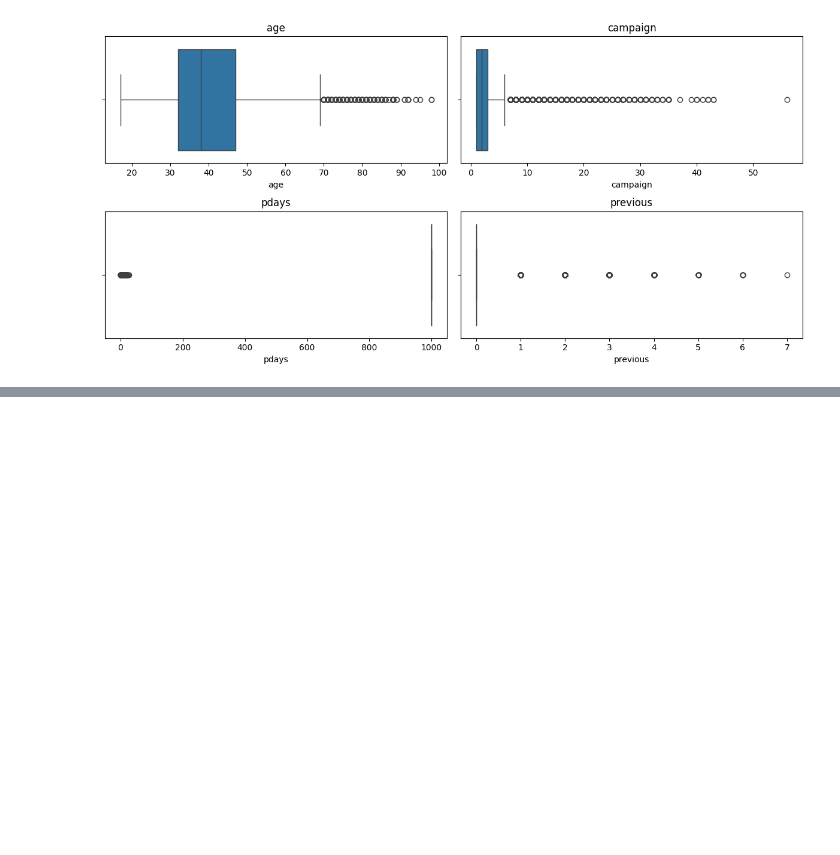
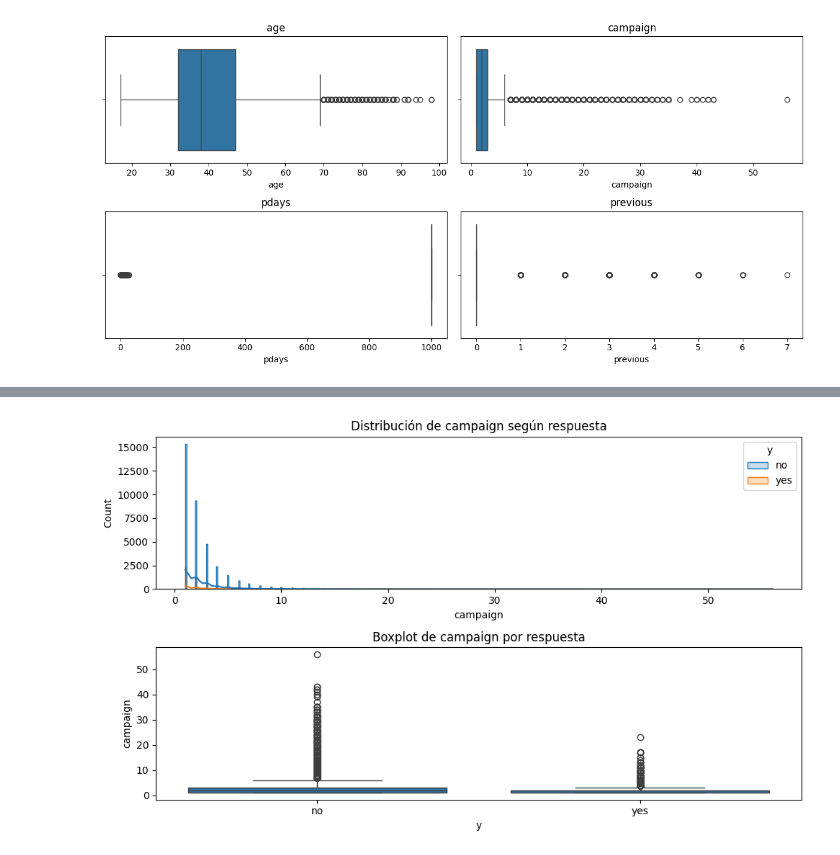
Before and after one commit to 4GeeksAcademy/Jese-David-Proyecto-Regresion-Logistica, a Jupyter notebook: src/explore.ipynb, the cells around one changed output, grey strips where cells are left out. Cells and saved outputs as stored; diff of their text form; code cells hidden in the pictures; blank space fills up the shorter version.

```diff
--- a/src/explore.ipynb
+++ b/src/explore.ipynb
@@ -227,0 +294,15 @@ plt.show()
+# %%
+fig, axis = plt.subplots(2, 1, figsize=(10, 6))
+
+# Histograma con KDE separado por yes/no
+sns.histplot(data=df, x="campaign", hue="y", kde=True, element="step", ax=axis[0])
+axis[0].set_title("Distribución de campaign según respuesta")
+
+# Boxplot
+sns.boxplot(data=df, x="y", y="campaign", ax=axis[1])
+axis[1].set_title("Boxplot de campaign por respuesta")
+
+plt.tight_layout()
+plt.show()
+# %% [output]
+[figure, added]
```
Also changed, not shown: parts of 28 cells of this notebook, 1 other file.
